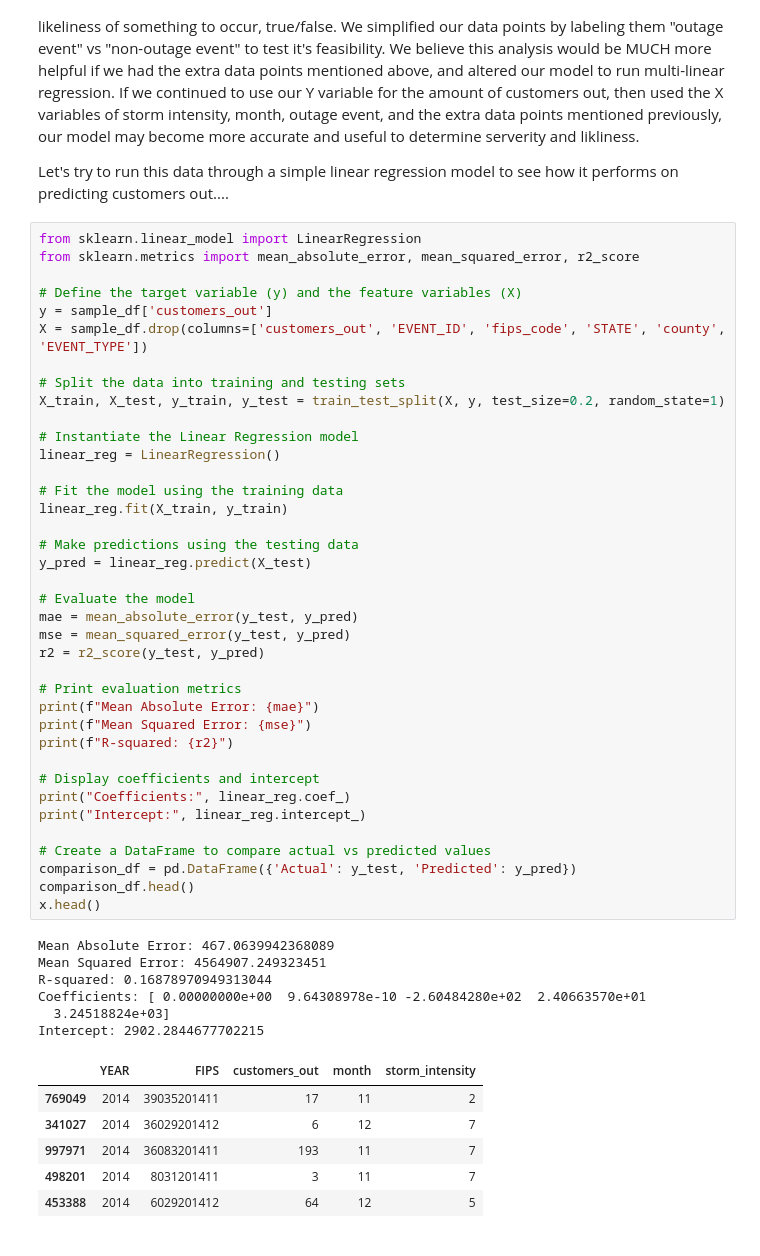
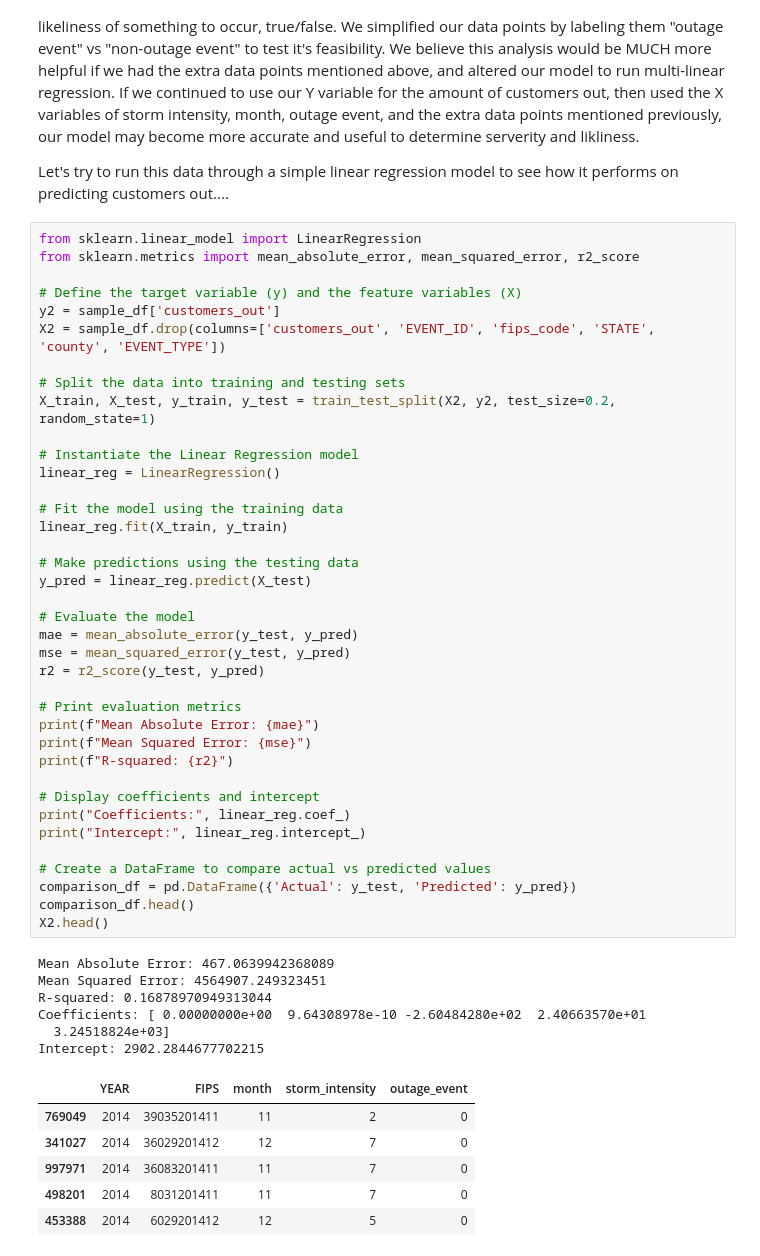
Before and after one commit to bseri0/prj_4, a Jupyter notebook: s3-outage-train.ipynb, the cells around one changed output. Saved outputs shown, nothing was run; the diff lists cells and outputs as text.

Commit message:
gi 	modified:   s3-outage-train.ipynb

```diff
--- a/s3-outage-train.ipynb
+++ b/s3-outage-train.ipynb
@@ -427,11 +427,11 @@ from sklearn.linear_model import LinearRegression
 from sklearn.metrics import mean_absolute_error, mean_squared_error, r2_score
 
 # Define the target variable (y) and the feature variables (X)
-y = sample_df['customers_out']
-X = sample_df.drop(columns=['customers_out', 'EVENT_ID', 'fips_code', 'STATE', 'county', 'EVENT_TYPE'])
+y2 = sample_df['customers_out']
+X2 = sample_df.drop(columns=['customers_out', 'EVENT_ID', 'fips_code', 'STATE', 'county', 'EVENT_TYPE'])
 
 # Split the data into training and testing sets
-X_train, X_test, y_train, y_test = train_test_split(X, y, test_size=0.2, random_state=1)
+X_train, X_test, y_train, y_test = train_test_split(X2, y2, test_size=0.2, random_state=1)
 
 # Instantiate the Linear Regression model
 linear_reg = LinearRegression()
@@ -439,39 +439,39 @@ linear_reg = LinearRegression()
 # Fit the model using the training data
 linear_reg.fit(X_train, y_train)
 
 # Make predictions using the testing data
 y_pred = linear_reg.predict(X_test)
 
 # Evaluate the model
 mae = mean_absolute_error(y_test, y_pred)
 mse = mean_squared_error(y_test, y_pred)
 r2 = r2_score(y_test, y_pred)
 
 # Print evaluation metrics
 print(f"Mean Absolute Error: {mae}")
 print(f"Mean Squared Error: {mse}")
 print(f"R-squared: {r2}")
 
 # Display coefficients and intercept
 print("Coefficients:", linear_reg.coef_)
 print("Intercept:", linear_reg.intercept_)
 
 # Create a DataFrame to compare actual vs predicted values
 comparison_df = pd.DataFrame({'Actual': y_test, 'Predicted': y_pred})
 comparison_df.head()
-x.head()
+X2.head()
 # %% [output]
 Mean Absolute Error: 467.0639942368089
 Mean Squared Error: 4564907.249323451
 R-squared: 0.16878970949313044
 Coefficients: [ 0.00000000e+00  9.64308978e-10 -2.60484280e+02  2.40663570e+01
   3.24518824e+03]
 Intercept: 2902.2844677702215
-|  | YEAR | FIPS | customers_out | month | storm_intensity |
-| 769049 | 2014 | 39035201411 | 17 | 11 | 2 |
-| 341027 | 2014 | 36029201412 | 6 | 12 | 7 |
-| 997971 | 2014 | 36083201411 | 193 | 11 | 7 |
-| 498201 | 2014 | 8031201411 | 3 | 11 | 7 |
-| 453388 | 2014 | 6029201412 | 64 | 12 | 5 |
+|  | YEAR | FIPS | month | storm_intensity | outage_event |
+| 769049 | 2014 | 39035201411 | 11 | 2 | 0 |
+| 341027 | 2014 | 36029201412 | 12 | 7 | 0 |
+| 997971 | 2014 | 36083201411 | 11 | 7 | 0 |
+| 498201 | 2014 | 8031201411 | 11 | 7 | 0 |
+| 453388 | 2014 | 6029201412 | 12 | 5 | 0 |
 # %% [markdown]
 With multilinear regression, we can see that there is room for improvement on our data and analysis attempts for predicting customers out. If we included the additional data points stated above, my suspicion is this model would be more accurate. Currently, with our 5 "x" independent variables, we're receiving approximate 17% explanation in the variance of the dataset based on this r^2 value. More data to sample, and more variables would help increase the accuracy. However, it is still a very nuanced and complex analysis. Models that predict the weather attempt similar things, and we often see incorrect predictions from our weather reporters, even with their extensive tools and knowledge.
```
Also changed, not shown: parts of 1 cell of this notebook.
